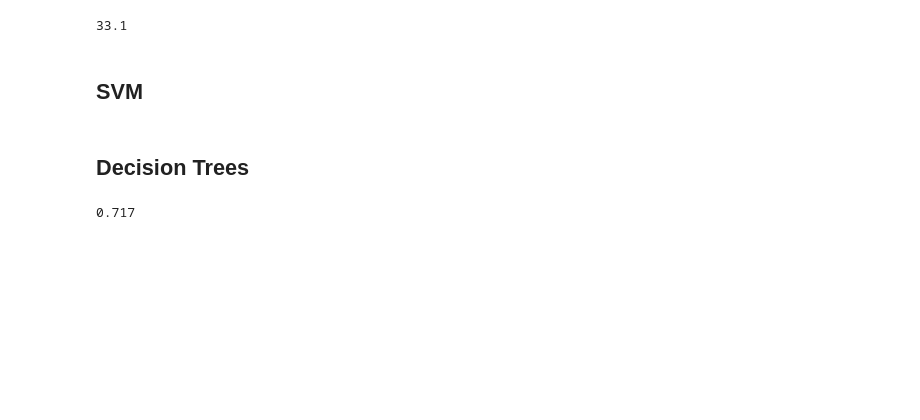
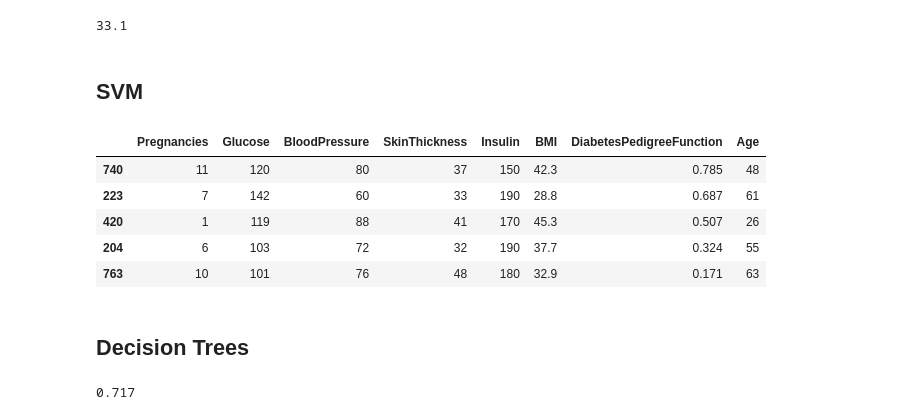
Before and after one commit to ewhitling/datascience-cc, a Jupyter notebook: ch7-classifaction.ipynb, the cells around one changed output. Drawn from its saved outputs; the diff is of its cells as text; code cells hidden in the pictures; blank space fills up the shorter version.

```diff
--- a/ch7-classifaction.ipynb
+++ b/ch7-classifaction.ipynb
@@ -71,3 +71,12 @@ from sklearn.model_selection import train_test_split
 X_train, X_test, y_train, y_test = train_test_split(X, y, random_state=1)
 # %% [markdown]
 ## SVM
+# %%
+X_train.head()
+# %% [output]
+|  | Pregnancies | Glucose | BloodPressure | SkinThickness | Insulin | BMI | DiabetesPedigreeFunction | Age |
+| 740 | 11 | 120 | 80 | 37 | 150 | 42.3 | 0.785 | 48 |
+| 223 | 7 | 142 | 60 | 33 | 190 | 28.8 | 0.687 | 61 |
+| 420 | 1 | 119 | 88 | 41 | 170 | 45.3 | 0.507 | 26 |
+| 204 | 6 | 103 | 72 | 32 | 190 | 37.7 | 0.324 | 55 |
+| 763 | 10 | 101 | 76 | 48 | 180 | 32.9 | 0.171 | 63 |
```
Also changed, not shown: parts of 4 cells of this notebook, 5 other files.
